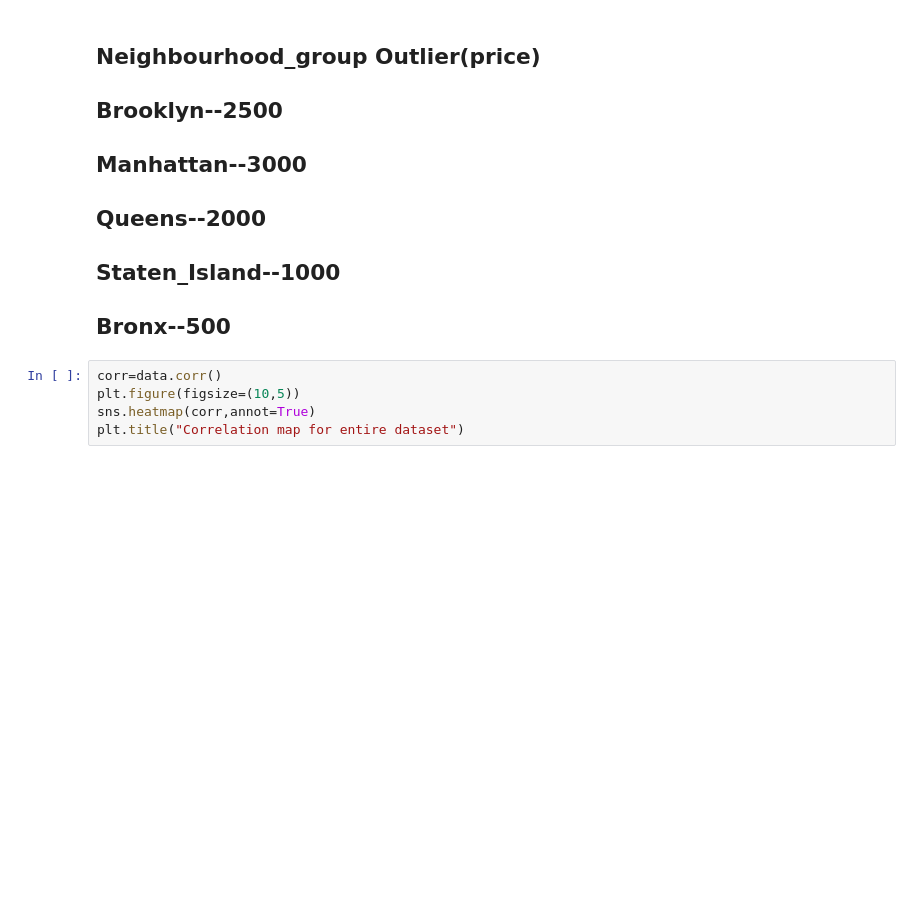
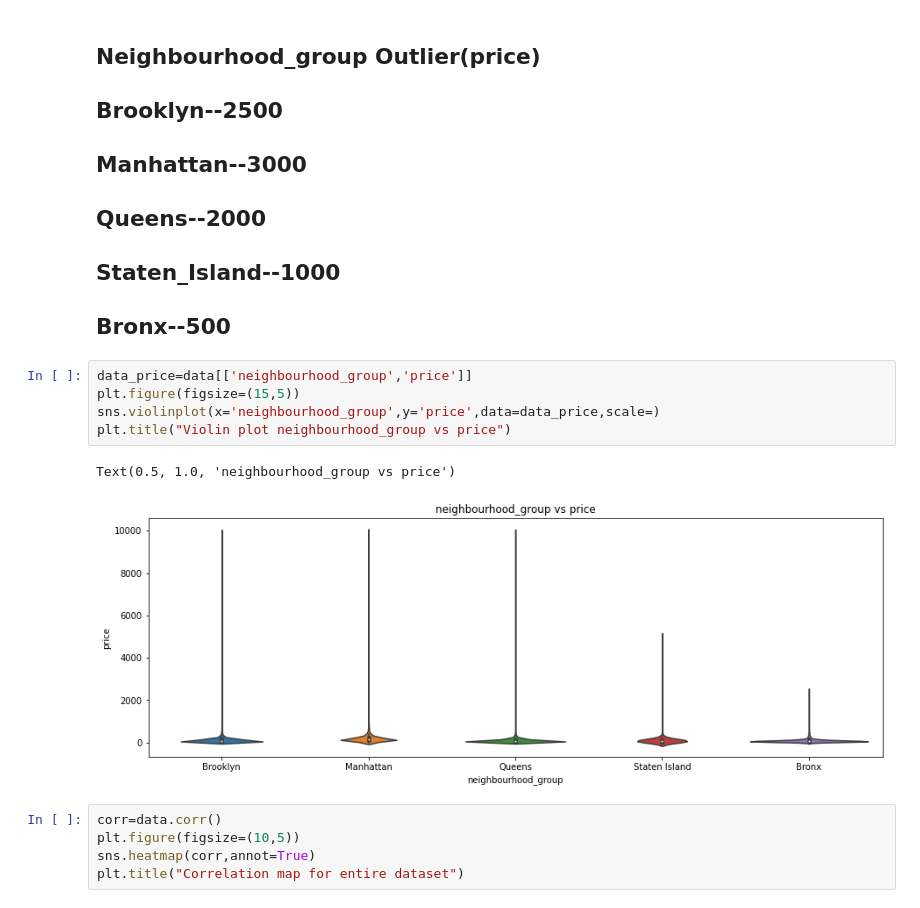
Before and after one commit to neilsamuel123/pract_alma_better, a Jupyter notebook: Airbnb_Bookings_Final_Analysis_Capstone_Project.ipynb, the cells around one changed output. Cells and saved outputs as stored; diff of their text form; blank space fills up the shorter version.

Commit message:
added_violin_plot

```diff
--- a/Airbnb_Bookings_Final_Analysis_Capstone_Project.ipynb
+++ b/Airbnb_Bookings_Final_Analysis_Capstone_Project.ipynb
@@ -876,6 +876,14 @@ Text(0.5, 1.0, 'neighbourhood_group vs price')
 ## Queens--2000
 ## Staten_Island--1000
 ## Bronx--500
+# %%
+data_price=data[['neighbourhood_group','price']]
+plt.figure(figsize=(15,5))
+sns.violinplot(x='neighbourhood_group',y='price',data=data_price,scale=)
+plt.title("Violin plot neighbourhood_group vs price")
+# %% [output]
+Text(0.5, 1.0, 'neighbourhood_group vs price')
+[figure, added]
 # %%
 corr=data.corr()
 plt.figure(figsize=(10,5))
```
Also changed, not shown: parts of 2 cells of this notebook.
